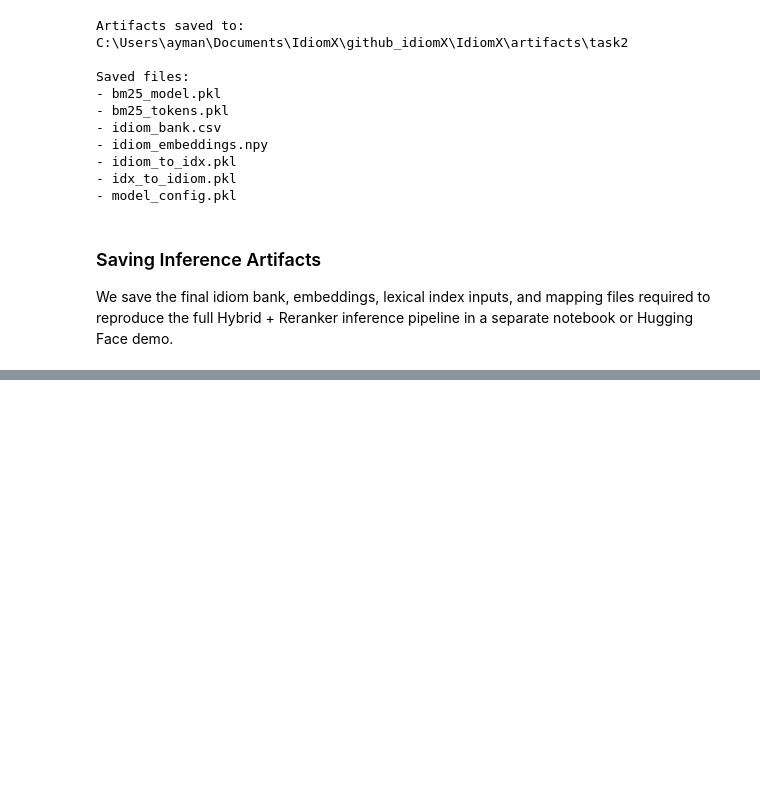
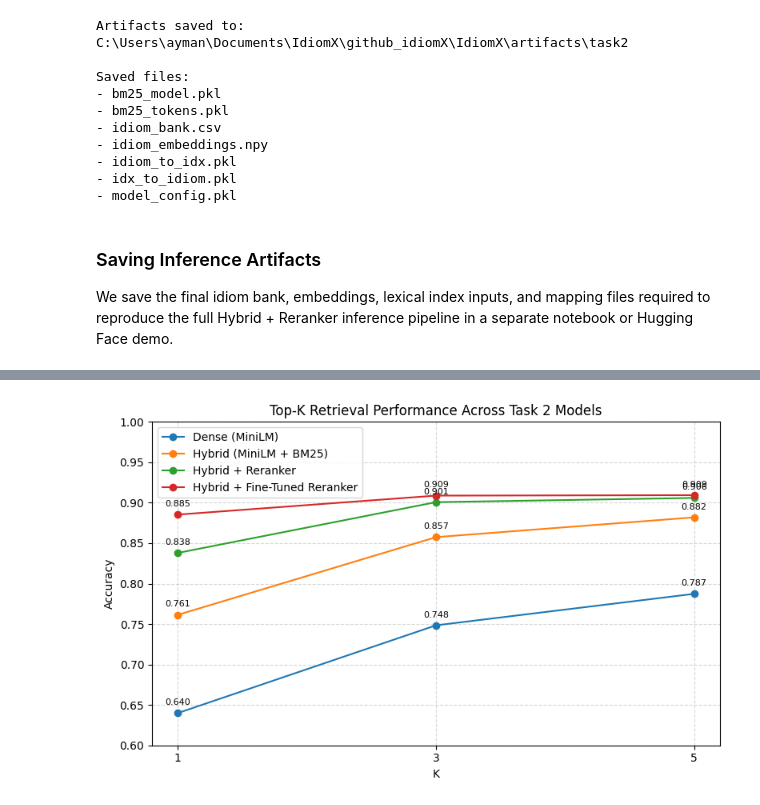
Before and after one commit to aymanshar/IdiomX, a Jupyter notebook: notebooks/Task2_Context_to_Idiom_Benchmark.ipynb, the cells around one changed output, grey strips where cells are left out. Drawn from its saved outputs; the diff is of its cells as text; code cells hidden in the pictures; blank space fills up the shorter version.

```diff
--- a/notebooks/Task2_Context_to_Idiom_Benchmark.ipynb
+++ b/notebooks/Task2_Context_to_Idiom_Benchmark.ipynb
@@ -2238,0 +2000,62 @@ The results demonstrate that combining semantic retrieval, lexical matching, and
+# %%
+# [10.4] Top-K retrieval curve across Task 2 models
+
+import matplotlib.pyplot as plt
+
+k_values = [1, 3, 5]
+
+dense_topk = [
+    minilm_results["Top-1 Accuracy"],
+    minilm_results["Top-3 Accuracy"],
+    minilm_results["Top-5 Accuracy"]
+]
+
+hybrid_topk = [
+    hybrid_results["Top-1 Accuracy"],
+    hybrid_results["Top-3 Accuracy"],
+    hybrid_results["Top-5 Accuracy"]
+]
+
+reranker_topk = [
+    rerank_results["Top-1 Accuracy"],
+    rerank_results["Top-3 Accuracy"],
+    rerank_results["Top-5 Accuracy"]
+]
+
+ft_reranker_topk = [
+    ft_rerank_results["Top-1 Accuracy"],
+    ft_rerank_results["Top-3 Accuracy"],
+    ft_rerank_results["Top-5 Accuracy"]
+]
+
+plt.figure(figsize=(8, 5))
+
+plt.plot(k_values, dense_topk, marker="o", label="Dense (MiniLM)")
+plt.plot(k_values, hybrid_topk, marker="o", label="Hybrid (MiniLM + BM25)")
+plt.plot(k_values, reranker_topk, marker="o", label="Hybrid + Reranker")
+plt.plot(k_values, ft_reranker_topk, marker="o", label="Hybrid + Fine-Tuned Reranker")
+
+# Add labels near points
+for x, y in zip(k_values, dense_topk):
+    plt.text(x, y + 0.01, f"{y:.3f}", ha="center", fontsize=8)
+
+for x, y in zip(k_values, hybrid_topk):
+    plt.text(x, y + 0.01, f"{y:.3f}", ha="center", fontsize=8)
+
+for x, y in zip(k_values, reranker_topk):
+    plt.text(x, y + 0.01, f"{y:.3f}", ha="center", fontsize=8)
+
+for x, y in zip(k_values, ft_reranker_topk):
+    plt.text(x, y + 0.01, f"{y:.3f}", ha="center", fontsize=8)
+
+plt.xticks(k_values)
+plt.ylim(0.60, 1.0)
+plt.xlabel("K")
+plt.ylabel("Accuracy")
+plt.title("Top-K Retrieval Performance Across Task 2 Models")
+plt.grid(True, linestyle="--", alpha=0.5)
+plt.legend()
+plt.tight_layout()
+plt.show()
+# %% [output]
+[figure, added]
```
Also changed, not shown: parts of 53 cells of this notebook, 1 other file.
